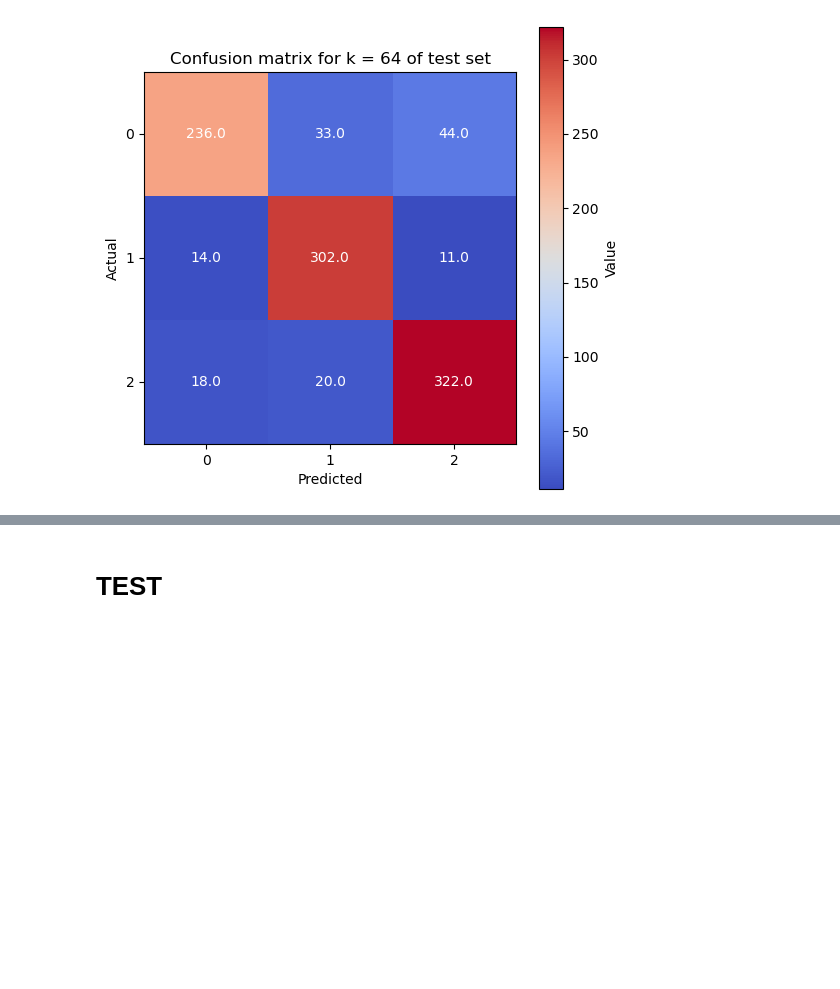
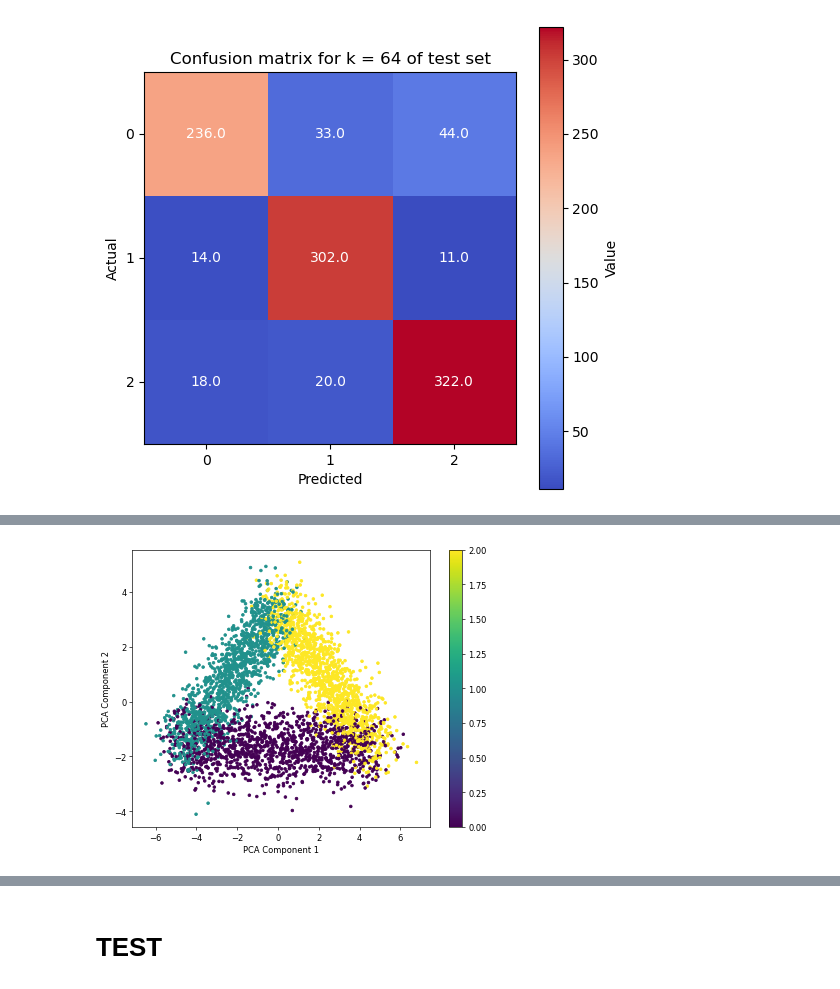
Before and after one commit to bapt-mat/Intro-to-Machine-Learning-Project, a Jupyter notebook: project.ipynb, the cells around one changed output, grey strips where cells are left out. Saved outputs shown, nothing was run; the diff lists cells and outputs as text; code cells hidden in the pictures; blank space fills up the shorter version.

```diff
--- a/project.ipynb
+++ b/project.ipynb
@@ -356,0 +370,84 @@ Accuracy : 86.0
+# %%
+def remove_outliers_and_bayes_region(x_set, y_set) :
+    n_k = 1
+    # Splittiing randomly S into S1 and S2
+    x_cleaned, y_cleaned = k_folds(x_training_set=x_set, y_training_set=y_set, nb_folds=2)
+
+    list_indices_S1 = []
+    list_indices_S2 = []
+
+    while(True):
+        # Classifying S1 with S2 using the 1-NN rule
+        for i in range (len(x_cleaned[0])):
+            y_pred = knn(labels = y_cleaned[1], k=n_k, new_input = x_cleaned[0][i], features_set = x_cleaned[1])
+            y_actual = y_cleaned[0][i]
+            # Stocking the examples misclassified
+            if (y_pred != y_actual):
+                list_indices_S1.append(i)
+
+        if len(list_indices_S1) > 0:
+            x_cleaned[0] = np.delete(x_cleaned[0], list_indices_S1, axis=0)
+            y_cleaned[0] = np.delete(y_cleaned[0], list_indices_S1, axis=0)
+
+        # Classifying S2 with the new set S1 using the 1-NN rule
+        for i in range(len(x_cleaned[1])):
+            y_pred = knn(labels = y_cleaned[0], k=n_k, new_input = x_cleaned[1][i], features_set = x_cleaned[0])
+            y_actual = y_cleaned[1][i]
+            # Stocking the examples misclassified
+            if (y_pred != y_actual):
+                list_indices_S2.append(i)
+
+        if len(list_indices_S2) > 0:
+            x_cleaned[1] = np.delete(x_cleaned[1], list_indices_S2, axis=0)
+            y_cleaned[1] = np.delete(y_cleaned[1], list_indices_S2, axis=0)
+
+        print("----------------")
+        print(list_indices_S1)
+        print(list_indices_S2)
+
+        if (len(list_indices_S1) == 0 and len(list_indices_S2) == 0):
+            break
+
+        list_indices_S1.clear()
+        list_indices_S2.clear()
+
+    new_x_cleaned = np.concatenate((x_cleaned[0], x_cleaned[1]))
+    new_y_cleaned = np.concatenate((y_cleaned[0], y_cleaned[1]))
+    return new_x_cleaned, new_y_cleaned
+
+plot_pca(x=x_train, y=y_train)
+x_train_cleaned, y_train_cleaned = remove_outliers_and_bayes_region(x_set=x_train, y_set=y_train)
+
+print("CLEANED")
+print(x_train_cleaned.shape)
+plot_pca(x=x_train_cleaned, y=y_train_cleaned)
+
+test_acc, test_cm = prediction_metrics(y_set_train=y_train_cleaned, y_set_test=y_train_cleaned, k=best_k, x_set_train=x_train_cleaned, x_set_test=x_train_cleaned)
+print(test_acc)
+print(test_cm)
+
+#Plotting the distribution of the training and test set
+train_classes, train_counts = np.unique(y_train_cleaned, return_counts=True)
+fig, ax = plt.subplots()
+bar_width = 0.4
+train_positions = np.arange(len(train_classes))
+test_positions = train_positions + bar_width
+bar1 = ax.bar(train_positions, train_counts, bar_width, label='Train Set')
+bar2 = ax.bar(test_positions, test_counts, bar_width, label='Test Set')
+ax.set_xlabel('Classes')
+ax.set_ylabel('Number of Examples')
+ax.set_title('Distribution of Classes in Train and Test Sets')
+ax.set_xticks(train_positions + bar_width / 2)
+ax.set_xticklabels(train_classes)
+for rect in bar1 + bar2:
+    height = rect.get_height()
+    plt.text(rect.get_x() + rect.get_width() / 2.0, height, f'{height:.0f}', ha='center', va='bottom')
+ax.legend()
+plt.tight_layout()
+plt.show()
+
+test_acc, test_cm = prediction_metrics(y_set_train=y_train_cleaned, y_set_test=y_test, k=best_k, x_set_train=x_train_cleaned, x_set_test=x_test)
+print("Accuracy : "+str(test_acc))
+plot_confusion_matrix(test_cm,"Confusion matrix for k = "+str(best_k)+" of test set")
+# %% [output]
+[figure, added]
```
Also changed, not shown: parts of 20 cells of this notebook, 2 other files.
